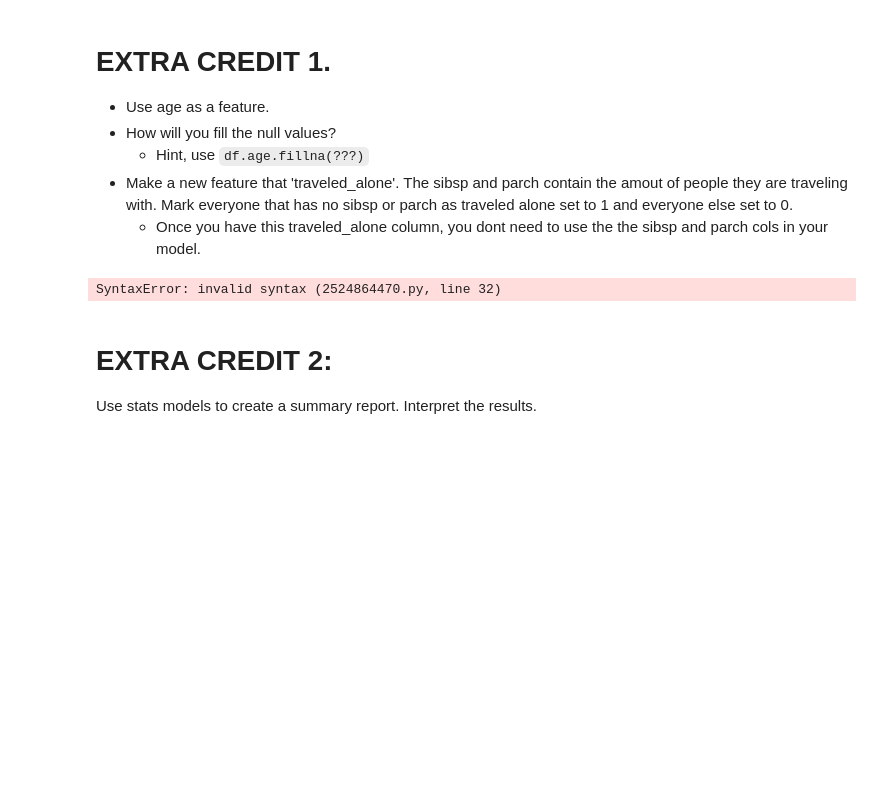
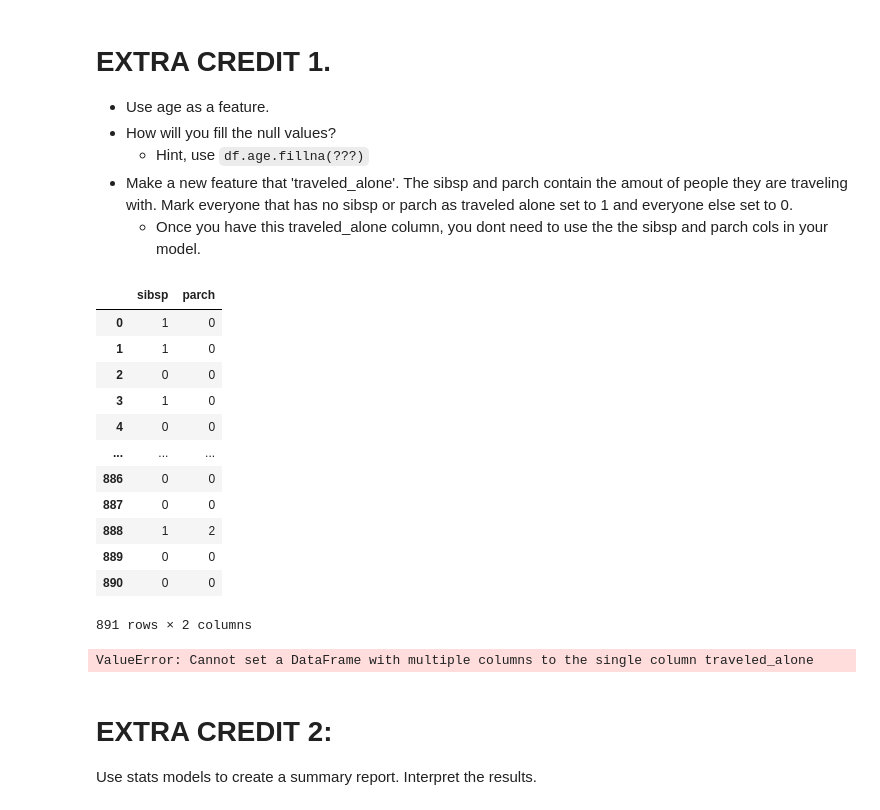
Before and after one commit to Dewiin/my-fork-2024-fall-data-science, a Jupyter notebook: Week-06-Classification/Exercise-DX.ipynb, the cells around one changed output. Drawn from its saved outputs; the diff is of its cells as text; code cells hidden in the pictures; blank space fills up the shorter version.

```diff
--- a/Week-06-Classification/Exercise-DX.ipynb
+++ b/Week-06-Classification/Exercise-DX.ipynb
@@ -293,23 +293,46 @@ Text(67.25, 0.5, 'Actual')
     * Hint, use `df.age.fillna(???)`
 * Make a new feature that 'traveled_alone'.  The sibsp and parch contain the amout of people they are traveling with. Mark everyone that has no sibsp or parch as traveled alone set to 1 and everyone else set to 0.
     * Once you have this traveled_alone column, you dont need to use the the sibsp and parch cols in your model.
+# %%
+df[['sibsp', 'parch']]
+
+no_sibsp = df['sibsp'] == 0
+no_parch = df['parch'] == 0
+df['traveled_alone'] = df.apply(lambda x: 1 if no_sibsp & no_parch else 0)
+# %% [output]
+|  | sibsp | parch |
+| 0 | 1 | 0 |
+| 1 | 1 | 0 |
+| 2 | 0 | 0 |
+| 3 | 1 | 0 |
+| 4 | 0 | 0 |
+| ... | ... | ... |
+| 886 | 0 | 0 |
+| 887 | 0 | 0 |
+| 888 | 1 | 2 |
+| 889 | 0 | 0 |
+| 890 | 0 | 0 |
+891 rows × 2 columns
 # %%
 df = pd.read_csv('data/titanic.csv')
 
 # Run pd.get_dummies on sex, pclass, and embarked of your DataFrame.
-
+df = pd.get_dummies(df, columns=['sex', 'pclass', 'embarked'], drop_first=True, dtype=int)
 
 # Fill null age values with mean age.
-
+df['age'] = df['age'].fillna(df['age'].mean())
 
 # Create new traveled_alone feature
-
+no_sibsp = df['sibsp'] == 0
+no_parch = df['parch'] == 0
+df['traveled_alone'] = df[no_sibsp & no_parch]
 
 # Update your `selected_features` to include the new traveled alone and age
-
+selected_features += ['age', 'traveled_alone']
 
 # Define your X and y variables
-
+X = df[selected_features]
+y = df['survived']
 
 # Split our data into testing and training.
 # Remeber to use the same random state as you used before
@@ -320,21 +343,22 @@ X_train, X_test, y_train, y_test = train_test_split(X, y, test_size=0.2, random_
 model_3 = LogisticRegression()
 
 # Fit / Train our model using our training data.
+model_3.fit(X_train, y_train)
 
 # Make new predicitions using our testing data.
-
+y_pred = model_3.predict(X_test)
 
 # Calculate our accuracy
-accuracy_3 =
+accuracy_3 = accuracy_score(y_test, y_pred)
 
 # Calculate our precision score
-precision_3 =
+precision_3 = precision_score(y_test, y_pred)
 
 # Calculate our recall score
-recall_3 =
+recall_3 = recall_score(y_test, y_pred)
 
 # Calculate your f1-score
-f1_3 =
+f1_3 = f1_score(y_test, y_pred)
 
 # Print each of our scores to inspect performance.
 print("Accuracy Score: %f" % accuracy_3)
@@ -343,11 +367,15 @@ print("Recall Score: %f" % recall_3)
 print('F1 Score %f' % f1_3)
 
 # Plot your confusion matrix.
+cm = confusion_matrix(y_test, y_pred)
+tn, fp, fn, tn = cm.ravel()
+
 fig = plt.figure(figsize=(8,8))
+sns.heatmap(cm, annot=True, cmap='Reds', fmt='g')
 plt.xlabel('Predicted')
-plt.ylabel('Actual');
+plt.ylabel('Actual')
 # %% [output]
-SyntaxError: invalid syntax (2524864470.py, line 32)
+ValueError: Cannot set a DataFrame with multiple columns to the single column traveled_alone
 # %% [markdown]
 # EXTRA CREDIT 2:
 
```
